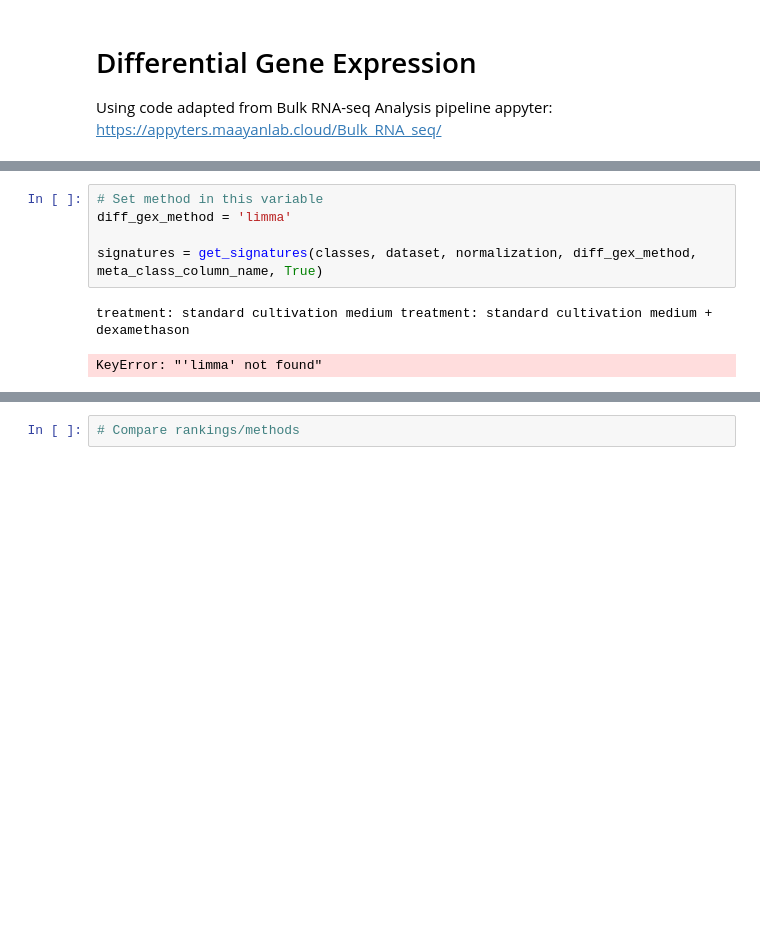
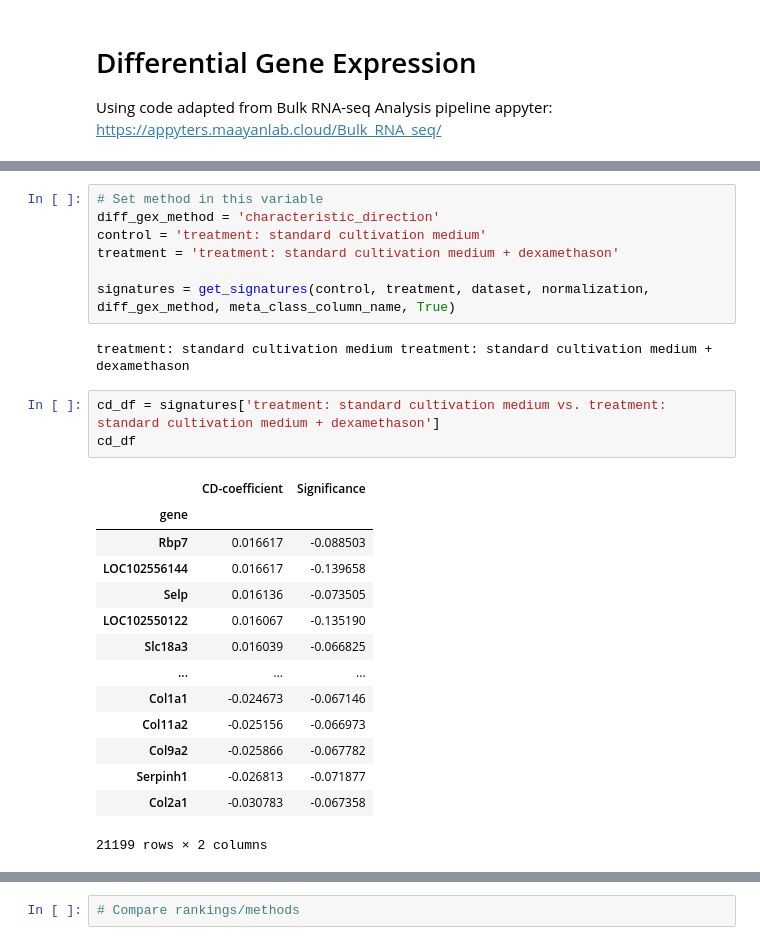
Before and after one commit to MaayanLab/dex-benchmark, a Jupyter notebook: Benchmarking RNA-seq DEG Methods/Benchmarking RNA-seq DEG Methods with the Dexamethasone Benchmark.ipynb, the cells around one changed output, grey strips where cells are left out. Drawn from its saved outputs; the diff is of its cells as text; blank space fills up the shorter version.

```diff
--- a/Benchmarking RNA-seq DEG Methods/Benchmarking RNA-seq DEG Methods with the Dexamethasone Benchmark.ipynb
+++ b/Benchmarking RNA-seq DEG Methods/Benchmarking RNA-seq DEG Methods with the Dexamethasone Benchmark.ipynb
@@ -202,9 +241,28 @@ def get_signatures(classes, dataset, normalization, method, meta_class_column_na
     return signatures
 # %%
 # Set method in this variable
-diff_gex_method = 'limma'
+diff_gex_method = 'characteristic_direction'
+control = 'treatment: standard cultivation medium'
+treatment = 'treatment: standard cultivation medium + dexamethason'
 
-signatures = get_signatures(classes, dataset, normalization, diff_gex_method, meta_class_column_name, True)
+signatures = get_signatures(control, treatment, dataset, normalization, diff_gex_method, meta_class_column_name, True)
 # %% [output]
 treatment: standard cultivation medium treatment: standard cultivation medium + dexamethason
-KeyError: "'limma' not found"
+# %%
+cd_df = signatures['treatment: standard cultivation medium vs. treatment: standard cultivation medium + dexamethason']
+cd_df
+# %% [output]
+|  | CD-coefficient | Significance |
+| gene |  |  |
+| Rbp7 | 0.016617 | -0.088503 |
+| LOC102556144 | 0.016617 | -0.139658 |
+| Selp | 0.016136 | -0.073505 |
+| LOC102550122 | 0.016067 | -0.135190 |
+| Slc18a3 | 0.016039 | -0.066825 |
+| ... | ... | ... |
+| Col1a1 | -0.024673 | -0.067146 |
+| Col11a2 | -0.025156 | -0.066973 |
+| Col9a2 | -0.025866 | -0.067782 |
+| Serpinh1 | -0.026813 | -0.071877 |
+| Col2a1 | -0.030783 | -0.067358 |
+21199 rows × 2 columns
```
Also changed, not shown: parts of 16 cells of this notebook.
